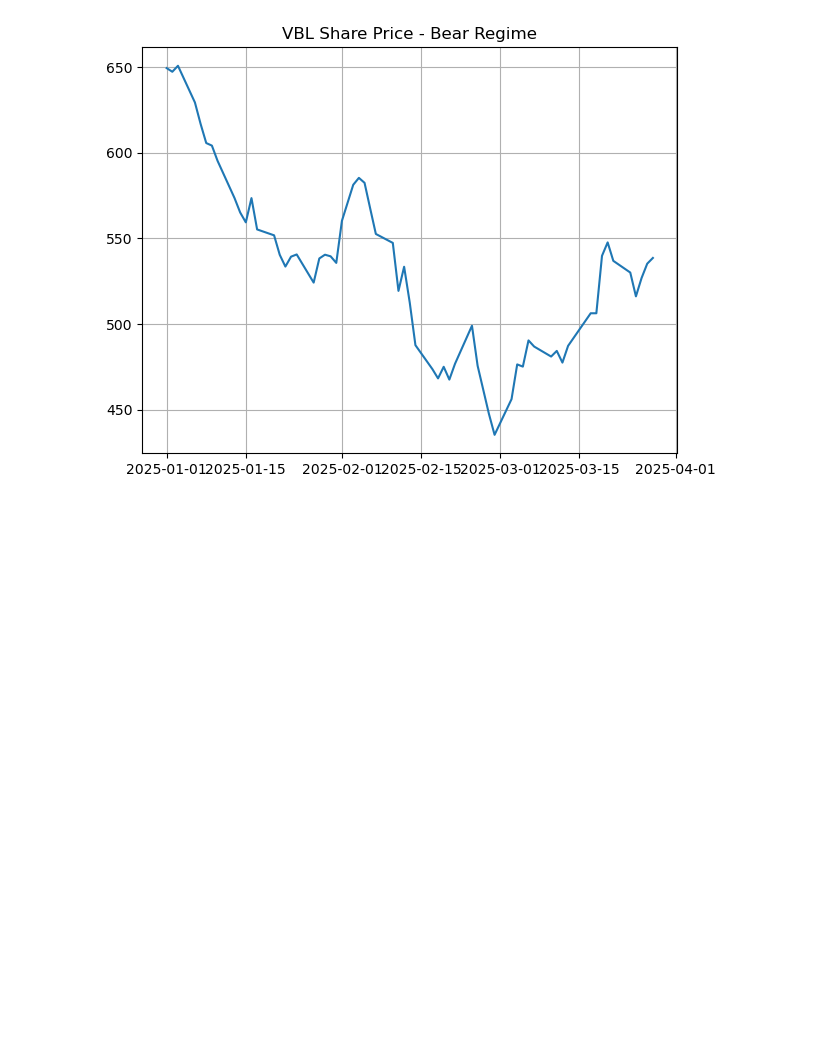
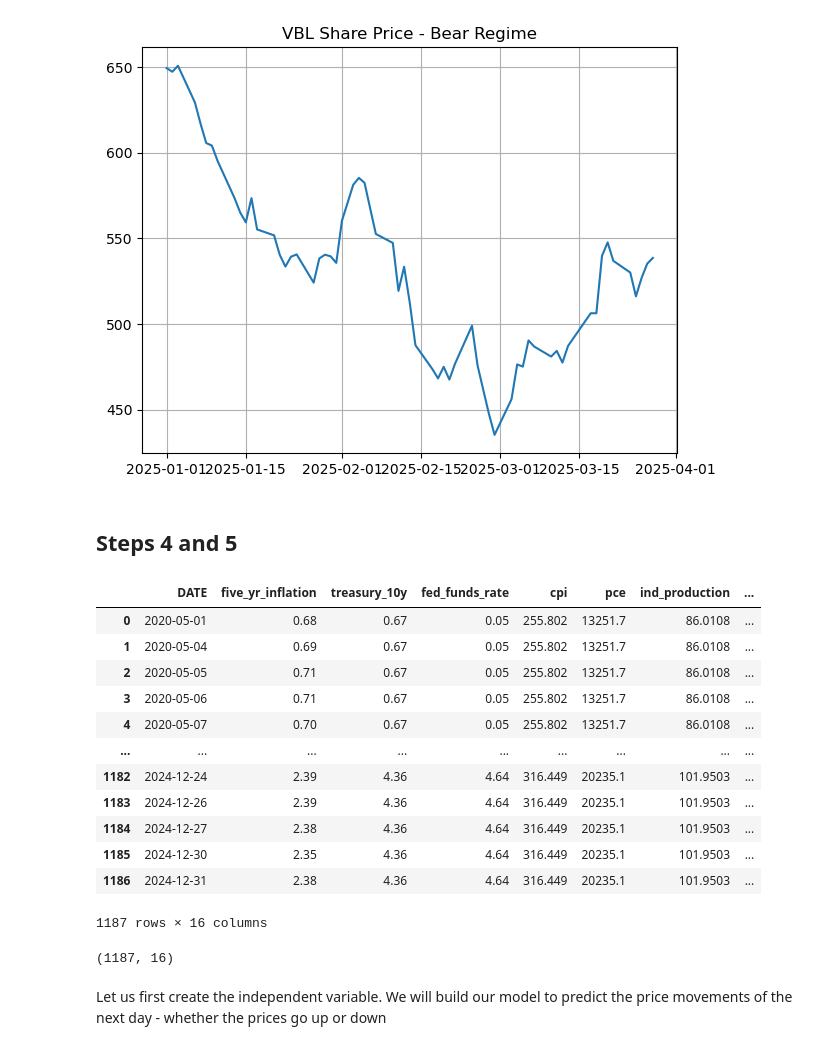
Before and after one commit to 3v-mb/Probabilistic-Graph-Modeling-of-Oil-Prices, a Jupyter notebook: Bayesian Modeling of Oil Prices.ipynb, the cells around one changed output. Saved outputs shown, nothing was run; the diff lists cells and outputs as text; code cells hidden in the pictures; blank space fills up the shorter version.

```diff
--- a/Bayesian Modeling of Oil Prices.ipynb
+++ b/Bayesian Modeling of Oil Prices.ipynb
@@ -104,3 +104,30 @@ plt.tight_layout()
 plt.show()
 # %% [output]
 [figure]
+# %% [markdown]
+## Steps 4 and 5
+# %%
+#data from GWP1
+data = pd.read_csv("data.csv")
+# %%
+data
+# %% [output]
+|  | DATE | five_yr_inflation | treasury_10y | fed_funds_rate | cpi | pce | ind_production | ... |
+| 0 | 2020-05-01 | 0.68 | 0.67 | 0.05 | 255.802 | 13251.7 | 86.0108 | ... |
+| 1 | 2020-05-04 | 0.69 | 0.67 | 0.05 | 255.802 | 13251.7 | 86.0108 | ... |
+| 2 | 2020-05-05 | 0.71 | 0.67 | 0.05 | 255.802 | 13251.7 | 86.0108 | ... |
+| 3 | 2020-05-06 | 0.71 | 0.67 | 0.05 | 255.802 | 13251.7 | 86.0108 | ... |
+| 4 | 2020-05-07 | 0.70 | 0.67 | 0.05 | 255.802 | 13251.7 | 86.0108 | ... |
+| ... | ... | ... | ... | ... | ... | ... | ... | ... |
+| 1182 | 2024-12-24 | 2.39 | 4.36 | 4.64 | 316.449 | 20235.1 | 101.9503 | ... |
+| 1183 | 2024-12-26 | 2.39 | 4.36 | 4.64 | 316.449 | 20235.1 | 101.9503 | ... |
+| 1184 | 2024-12-27 | 2.38 | 4.36 | 4.64 | 316.449 | 20235.1 | 101.9503 | ... |
+| 1185 | 2024-12-30 | 2.35 | 4.36 | 4.64 | 316.449 | 20235.1 | 101.9503 | ... |
+| 1186 | 2024-12-31 | 2.38 | 4.36 | 4.64 | 316.449 | 20235.1 | 101.9503 | ... |
+1187 rows × 16 columns
+# %%
+data.shape
+# %% [output]
+(1187, 16)
+# %% [markdown]
+Let us first create the independent variable. We will build our model to predict the price movements of the next day - whether the prices go up or down
```
Also changed, not shown: parts of 28 cells of this notebook.
